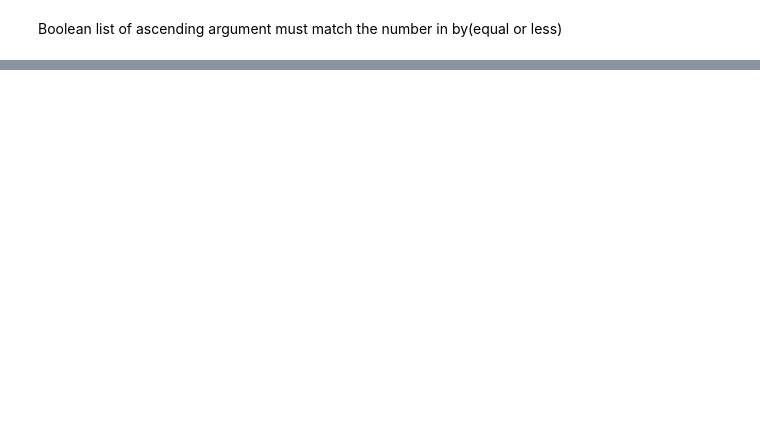
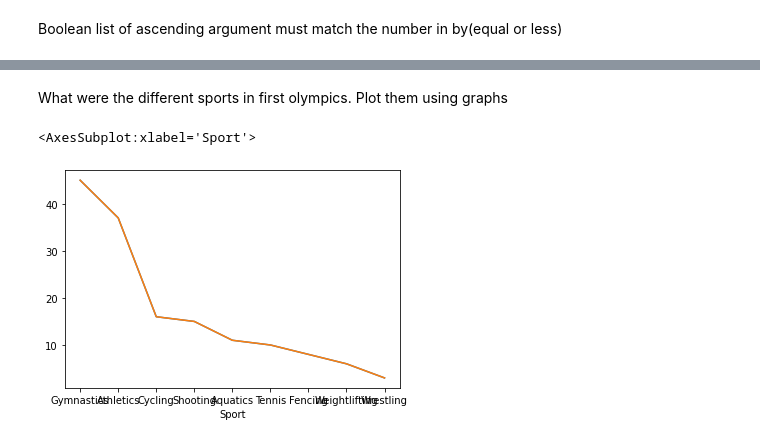
Before and after one commit to hudson55/Data_science, a Jupyter notebook: Panda_basic.ipynb, the cells around one changed output, grey strips where cells are left out. Cells and saved outputs as stored; diff of their text form; code cells hidden in the pictures; blank space fills up the shorter version.

```diff
--- a/Panda_basic.ipynb
+++ b/Panda_basic.ipynb
@@ -232,0 +435,10 @@ df1.
+# %% [markdown]
+What were the different sports in first olympics. Plot them using graphs
+# %%
+df2 = df1[df1['Edition'] == 1896]
+df2.value_counts(df2['Sport'])
+df2.value_counts(df2['Sport']).plot() # by default we get a line plot
+df2.value_counts(df2['Sport']).plot(kind = 'line') # in this case the line plot has overlapping labels in the axis
+# %% [output]
+<AxesSubplot:xlabel='Sport'>
+[figure, added]
```
Also changed, not shown: parts of 98 cells of this notebook.
